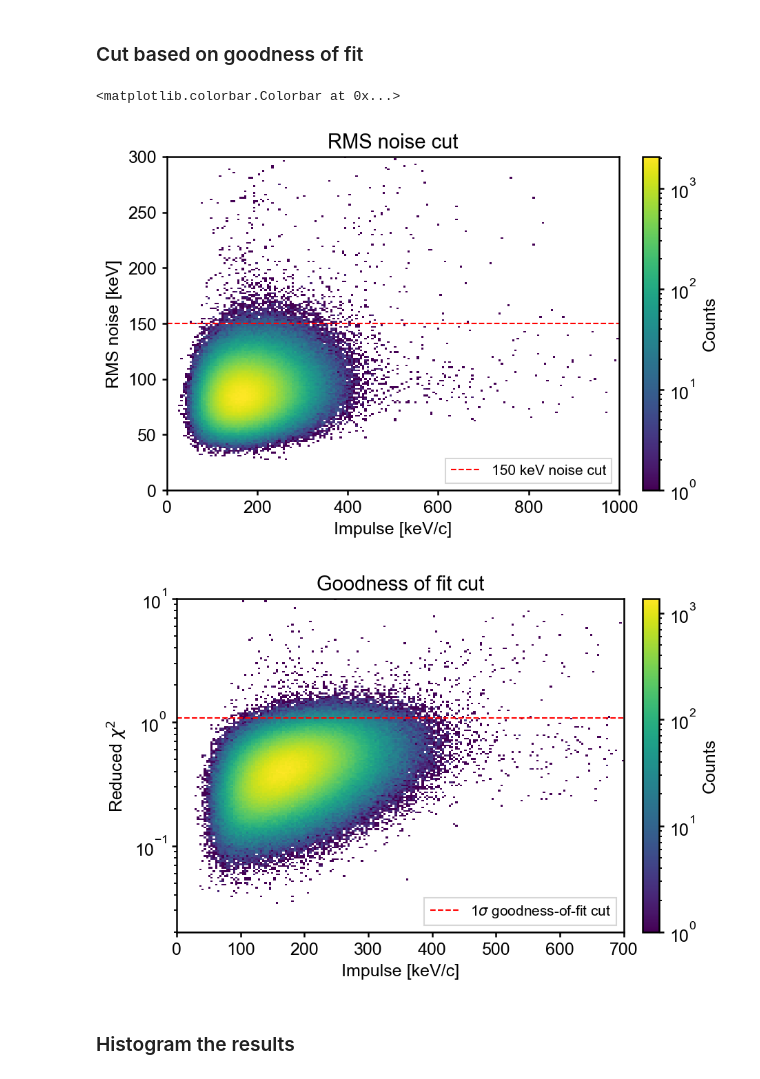
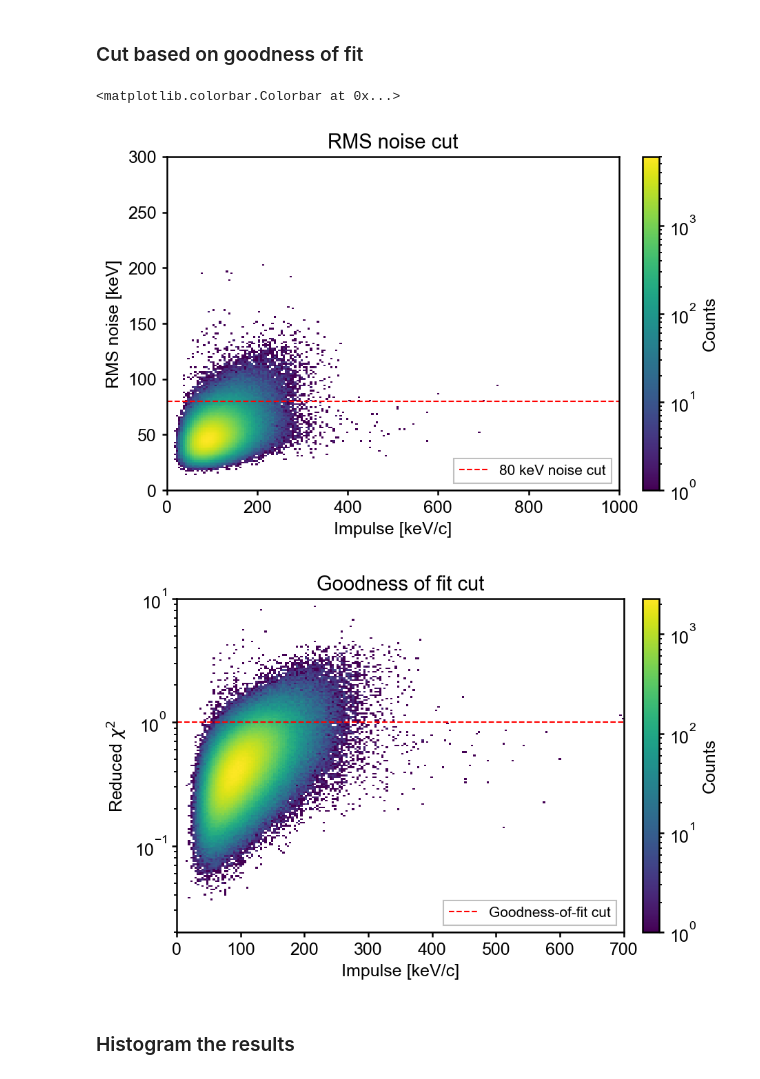
Before and after one commit to clarkehardy/nanospheres, a Jupyter notebook: impulse_search.ipynb, the cells around one changed output. Cells and saved outputs as stored; diff of their text form; code cells hidden in the pictures.

```diff
--- a/impulse_search.ipynb
+++ b/impulse_search.ipynb
@@ -7,16 +7,16 @@ from pathlib import Path
 import yaml
 
 from matplotlib import pyplot as plt
-from cycler import cycler
+# from cycler import cycler
 from matplotlib.backends.backend_pdf import PdfPages
-plt.style.use('thesis')
+plt.style.use('clarke-default')
 
 from scipy.optimize import curve_fit
 from scipy import stats
 
-plt.rcParams.update({'figure.dpi': 150})
-plt.rcParams.update({'axes.prop_cycle': cycler(color=['#5994cd', '#d74164', '#4eaa76', '#d88300', '#7365cf', \
-                                                      '#c85e3e', '#83a23e', '#c851b1', '#1850a1'])})
+# plt.rcParams.update({'figure.dpi': 150})
+# plt.rcParams.update({'axes.prop_cycle': cycler(color=['#5994cd', '#d74164', '#4eaa76', '#d88300', '#7365cf', \
+#                                                       '#c85e3e', '#83a23e', '#c851b1', '#1850a1'])})
 
 from importlib import reload
 import data_processing as dp
@@ -74,7 +67,7 @@ template:         [-0.009432399836590633, -0.012439446477647524, -0.018127937203
 # %% [markdown]
 ### List the background datasets
 # %%
-base_path = f'{drive_path}/gas_collisions/background_data/sphere_{sphere_date}/'
+base_path = f'{drive_path}/gas_collisions/{data_type}_data/sphere_{sphere_date}/'
 
 folders = glob(base_path + '*')
 
@@ -139,20 +128,20 @@ Loading files starting with
 # %% [markdown]
 ### Cut away noisy periods
 # %%
-noise_thresh = 150 # keV
+noise_thresh = 80 # keV
 
-noise_cut = (nd.impulse_rms < noise_thresh) & (nd.impulse_rms > 10)
+noise_mask = (nd.impulse_rms < noise_thresh) & (nd.impulse_rms > 10)
 
 # also cut based on the fit to the resonance
-res_cut = nd.resonance_params[:, 2] < 2*np.pi*100
+res_mask = nd.resonance_params[:, 2] < 2*np.pi*100
 
 fig, ax = plt.subplots(figsize=(6, 4), layout='constrained')
 ax.semilogy(nd.pulse_times, nd.impulse_rms)
 ax.axhline(noise_thresh, ls='--', color='C1', label='{:.0f} keV noise cut ({:.1f}% surviving)'\
-                                                    .format(noise_thresh, 100*sum(noise_cut)/len(noise_cut)))
+                                                    .format(noise_thresh, 100*sum(noise_mask)/len(noise_mask)))
 ax.set_xlabel('Time [s]')
 ax.set_ylabel('RMS noise [keV]')
-ax.set_ylim([1e1, 1e4])
+ax.set_ylim([1e0, 1e4])
 ax.legend(loc='upper right')
 # %% [output]
 <matplotlib.legend.Legend at 0x...>
@@ -160,40 +149,41 @@ ax.legend(loc='upper right')
 # %% [markdown]
 ### Cut based on goodness of fit
 # %%
-z_cut = 1
+chi2_cut = 1.
+
+# z_cut = 1
 ndof = len(template) - 1
-alpha = (1 - stats.norm.cdf(z_cut))*2
-
-pvals = 1. - stats.chi2.cdf(nd.chi2, df=ndof)
-chi2_cut = np.zeros(nd.chi2.shape, dtype=bool)
-chi2_cut[pvals > alpha] = True
+# alpha = (1 - stats.norm.cdf(z_cut))*2
+# pvals = 1. - stats.chi2.cdf(nd.chi2, df=ndof)
+chi2_mask = np.zeros(nd.chi2.shape, dtype=bool)
+chi2_mask[nd.chi2 > chi2_cut] = True
 # %%
 fig, ax = plt.subplots(figsize=(6, 4), layout='constrained')
 bins_y = np.linspace(0, 300, 200)
 bins_x = np.linspace(0, 1000, 200)
 h = ax.hist2d(np.abs(nd.impulses), nd.impulse_rms, bins=(bins_x, bins_y), norm='log')
 ax.axhline(noise_thresh, ls='--', color='red', label='{:.0f} keV noise cut'.format(noise_thresh))
 ax.set_xlabel('Impulse [keV/c]')
 ax.set_ylabel('RMS noise [keV]')
 ax.legend(fontsize=10, loc='lower right')
 ax.set_title('RMS noise cut')
 fig.colorbar(h[3], ax=ax, label='Counts', pad=0.01)
 
 fig, ax = plt.subplots(figsize=(6, 4), layout='constrained')
 bins_y = np.logspace(np.log10(2e-2), 1, 200)
 bins_x = np.linspace(0, 700, 200)
 h = ax.hist2d(np.abs(nd.impulses), nd.chi2/ndof, bins=(bins_x, bins_y), norm='log')
-ax.axhline(stats.chi2.ppf(1 - alpha, ndof)/ndof, ls='--', color='red', label=r'{:.0f}$\sigma$ goodness-of-fit cut'.format(z_cut))
+ax.axhline(chi2_cut, ls='--', color='red', label='Goodness-of-fit cut')
 ax.set_yscale('log')
 ax.set_xlabel('Impulse [keV/c]')
 ax.set_ylabel(r'Reduced $\chi^2$')
 ax.legend(fontsize=10, loc='lower right')
 ax.set_title('Goodness of fit cut')
 fig.colorbar(h[3], ax=ax, label='Counts', pad=0.01)
 # %% [output]
 <matplotlib.colorbar.Colorbar at 0x...>
-[figure, old version]
+[figure, new version]
-[figure, old version]
+[figure, new version]
 # %% [markdown]
 ### Histogram the results
 # %%
```
Also changed, not shown: parts of 7 cells of this notebook, 4 other files.
